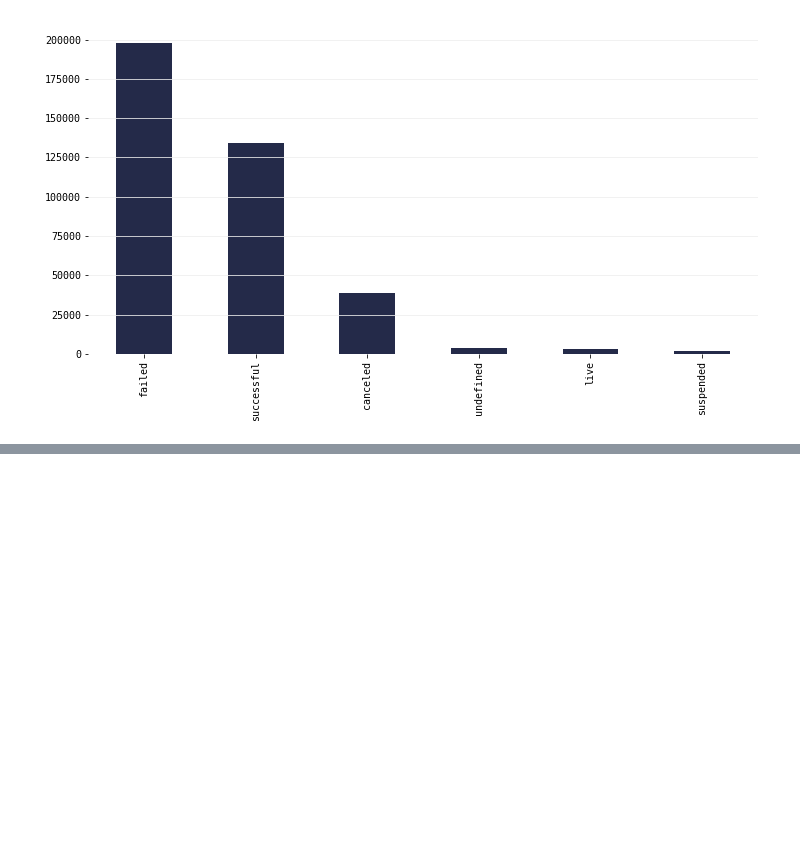
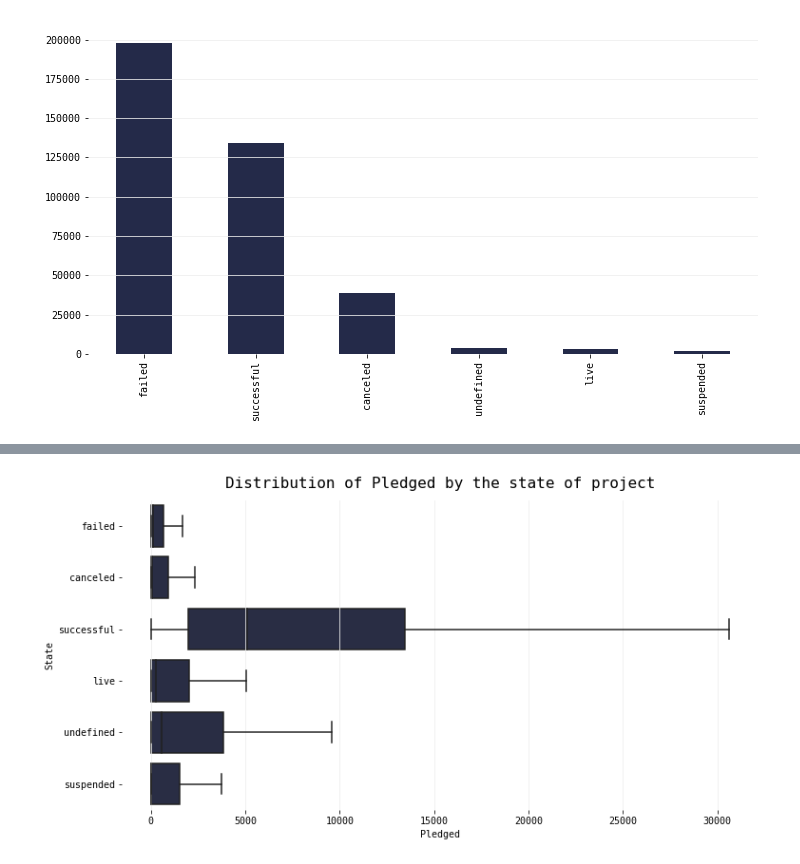
Before and after one commit to qu4ku/datasets-analysis, a Jupyter notebook: 010-kickstarter-projects.ipynb, the cells around one changed output, grey strips where cells are left out. Cells and saved outputs as stored; diff of their text form; code cells hidden in the pictures; blank space fills up the shorter version.

```diff
--- a/010-kickstarter-projects.ipynb
+++ b/010-kickstarter-projects.ipynb
@@ -388,0 +403,8 @@ sns.distplot(df.Pledged)
+# %%
+plt.axes(frameon=False)
+sns.boxplot(x='Pledged', y='State', data=df, showfliers=False, color=MC)
+# plt.title('')
+plt.grid(axis='x', color=SC)
+plt.title('Distribution of Pledged by the state of project', y=1.02);
+# %% [output]
+[figure, added]
```
Also changed, not shown: parts of 11 cells of this notebook, 1 other file.
